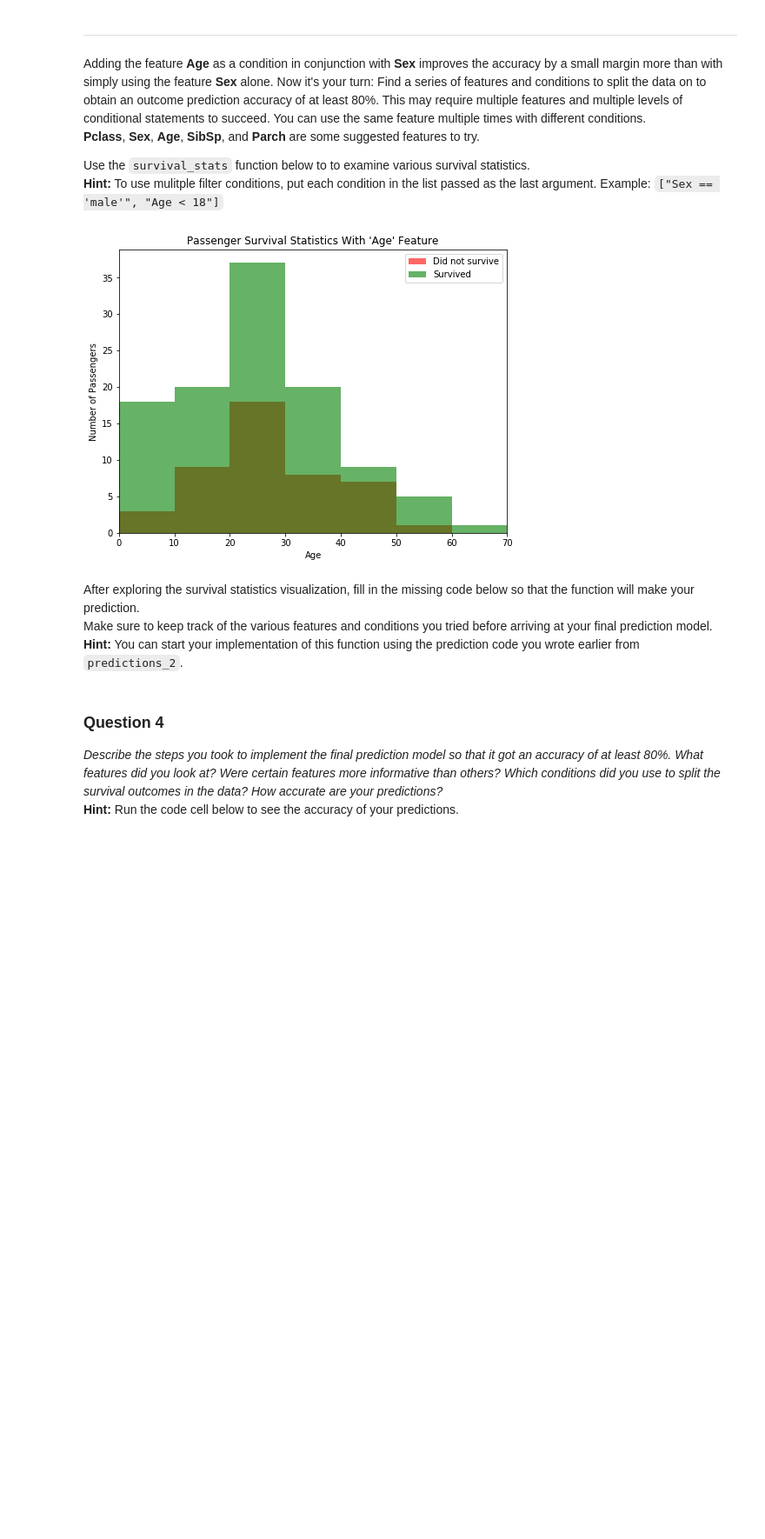
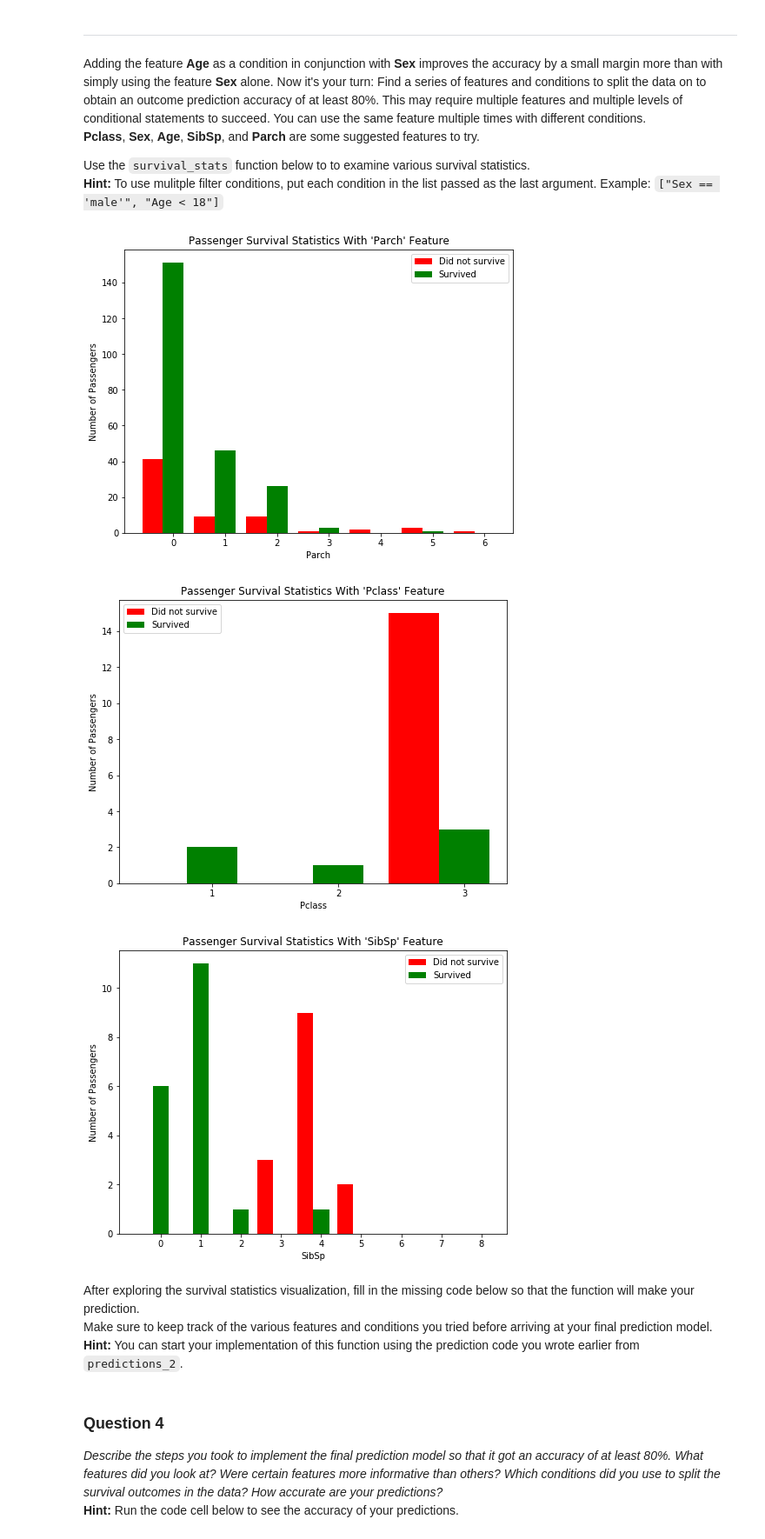
Before and after one commit to Mohit9713/mlnd, a Jupyter notebook: titanic_survival_exploration/titanic_survival_exploration.ipynb, the cells around one changed output. Shown at 87% size. Cells and saved outputs as stored; diff of their text form; code cells hidden in the pictures; blank space fills up the shorter version.

Commit message:
Improved prediction accuracy, recorded numerical answers and added approach description

```diff
--- a/titanic_survival_exploration/titanic_survival_exploration.ipynb
+++ b/titanic_survival_exploration/titanic_survival_exploration.ipynb
@@ -218,11 +215,60 @@ Adding the feature **Age** as a condition in conjunction with **Sex** improves t
 
 Use the `survival_stats` function below to to examine various survival statistics.
 **Hint:** To use mulitple filter conditions, put each condition in the list passed as the last argument. Example: `["Sex == 'male'", "Age < 18"]`
-# %%
-vs.survival_stats(data, outcomes, 'Age', ["Sex == 'female'","Parch <= 3", "SibSp <= 2", "Pclass >= 2"])
-#print data
-# %% [output]
-[figure, removed]
+# %%
+#Intermediate conditions tested
+
+#Female 'survive' branch -> Look for 'not survive' bias
+#vs.survival_stats(data, outcomes, 'SibSp', ["Sex == 'female'"]) # SibSp promising 'not survive' when > 2
+#vs.survival_stats(data, outcomes, 'Pclass', ["Sex == 'female'"]) #No additional 'not survive' bias with Pclass
+#vs.survival_stats(data, outcomes, 'Parch', ["Sex == 'female'"]) #Parch>3 promises 'did not survive'
+#vs.survival_stats(data, outcomes, 'Age', ["Sex == 'female'"]) #Age has no 'not survive' bias
+
+#Select SibSp out of SibSp and Parch since more 'not survive' cases seems predictable with SibSp
+
+#Female , SibSp <=2 survive branch
+#Now find 'not survive' skew in SibSp<=2 survive branch
+#vs.survival_stats(data, outcomes, 'Pclass', ["Sex == 'female'", "SibSp <= 2"])#**Pclass>2 has no 'not survive' bias
+vs.survival_stats(data, outcomes, 'Parch', ["Sex == 'female'", "SibSp <= 2"])#Parch>3 has 'not survive' bias
+#vs.survival_stats(data, outcomes, 'Age', ["Sex == 'female'", "SibSp <= 2"])#Age has no 'not survive' bias
+
+#Select Parch <=3 as survive bias prediction (consequence of Parch>3 having 'not survive' bias)
+#Female , SibSp<=2 , Parch <=3 survive branch -> try to find skewed 'not survive'
+
+#vs.survival_stats(data, outcomes, 'Pclass', ["Sex == 'female'","Parch <= 3", "SibSp <= 2"])#No Pclass benefit
+#vs.survival_stats(data, outcomes, 'Age', ["Sex == 'female'","Parch <= 3", "SibSp <= 2"])# No Age 'not survive' skew
+
+
+#Female , SibSp >2 'not survive' branch
+#Select SibSp and test Pclass, Parch for 'survive' bias
+vs.survival_stats(data, outcomes, 'Pclass', ["Sex == 'female'","SibSp > 2"])# **Pclass <=2 has 'survive' bias for 3
+#vs.survival_stats(data, outcomes, 'Parch', ["Sex == 'female'","SibSp > 2"])# no 'survive' bias with Parch
+#Select Pclass to predict survive (i.e. Female, SibSp>2 , Pclass<=2)
+
+#Male Age <=10 branch
+#vs.survival_stats(data, outcomes, 'Pclass', ["Sex == 'male'","Age <= 10"]) #Pclass promises #11 perfect 22 further
+#vs.survival_stats(data, outcomes, 'Parch', ["Sex == 'male'","Age <= 10"]) # Parch no prediction capability
+vs.survival_stats(data, outcomes, 'SibSp', ["Sex == 'male'","Age <= 10"]) # SibSp > 2 has 'not survive' bias
+
+#Select SibSp <=2 'survive'
+#Male Age <=10 SibSp<=2 survive branch -> look for 'not survive' bias
+#vs.survival_stats(data, outcomes, 'Parch', ["Sex == 'male'","Age <= 10", "SibSp <= 2"]) #Parch no benefit over SibSp
+#vs.survival_stats(data, outcomes, 'Pclass', ["Sex == 'male'","Age <= 10", "SibSp <= 2"]) #Pclass no benefit over SibSp
+
+#Male Age <=10 SibSp>2 'not survive' branch -> look for 'survive' bias
+#vs.survival_stats(data, outcomes, 'Pclass', ["Sex == 'male'","Age <= 10", "SibSp > 2"]) #Pclass no survive bias
+#vs.survival_stats(data, outcomes, 'Parch', ["Sex == 'male'","Age <= 10", "SibSp > 2"]) #Parch no survive bias
+
+#Male Age >10 'not survive' branch -> Look for 'survive' bias
+#vs.survival_stats(data, outcomes, 'Pclass', ["Sex == 'male'","Age > 10"]) #no 'survive' skew
+#vs.survival_stats(data, outcomes, 'Parch', ["Sex == 'male'","Age > 10"]) #no 'survive' skew
+#vs.survival_stats(data, outcomes, 'SibSp', ["Sex == 'male'","Age > 10"]) #no 'survive' skew
+#vs.survival_stats(data, outcomes, 'Pclass', ["Sex == 'male'","Age > 10", "SibSp == 0"]) #no 'survive' skew
+#vs.survival_stats(data, outcomes, 'Parch', ["Sex == 'male'","Age > 10", "SibSp == 0"]) #no 'survive' skew
+# %% [output]
+[figure, added]
+[figure, added]
+[figure, added]
 # %% [markdown]
 After exploring the survival statistics visualization, fill in the missing code below so that the function will make your prediction.
 Make sure to keep track of the various features and conditions you tried before arriving at your final prediction model.
```
Also changed, not shown: parts of 9 cells of this notebook, 1 other file.
